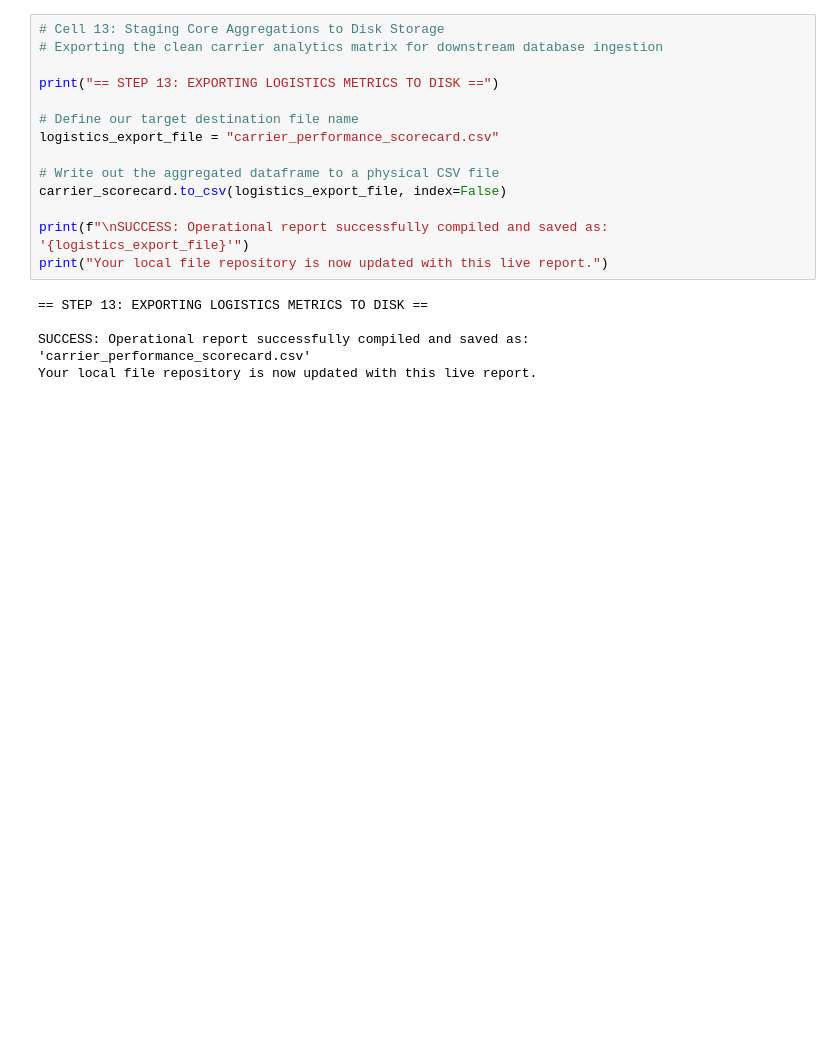
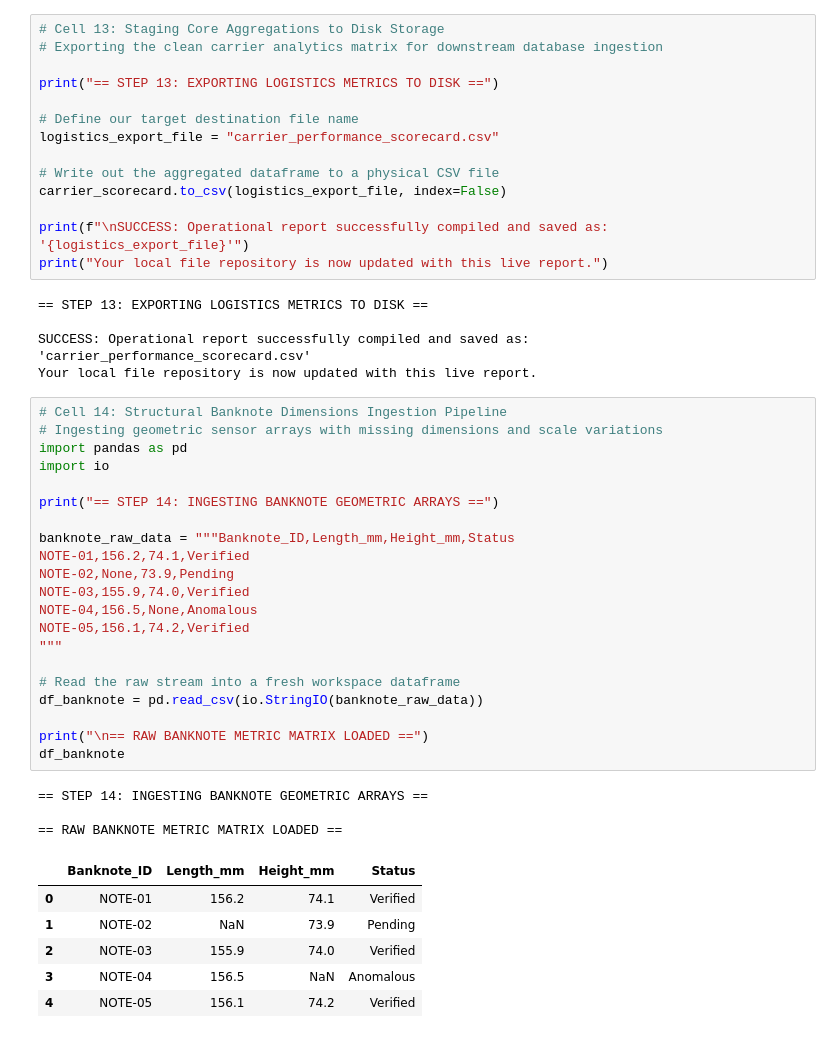
Before and after one commit to sidshri90/Selective-DS-Projects, a Jupyter notebook: 02_pandas_operational_analytics.ipynb, the cells around one changed output. Saved outputs shown, nothing was run; the diff lists cells and outputs as text; blank space fills up the shorter version.

Commit message:
Feature: Complete multi-industry analytics suite with logistics, banknote, and sentiment pipelines

```diff
--- a/02_pandas_operational_analytics.ipynb
+++ b/02_pandas_operational_analytics.ipynb
@@ -322,3 +320,34 @@ print("Your local file repository is now updated with this live report.")
 
 SUCCESS: Operational report successfully compiled and saved as: 'carrier_performance_scorecard.csv'
 Your local file repository is now updated with this live report.
+# %%
+# Cell 14: Structural Banknote Dimensions Ingestion Pipeline
+# Ingesting geometric sensor arrays with missing dimensions and scale variations
+import pandas as pd
+import io
+
+print("== STEP 14: INGESTING BANKNOTE GEOMETRIC ARRAYS ==")
+
+banknote_raw_data = """Banknote_ID,Length_mm,Height_mm,Status
+NOTE-01,156.2,74.1,Verified
+NOTE-02,None,73.9,Pending
+NOTE-03,155.9,74.0,Verified
+NOTE-04,156.5,None,Anomalous
+NOTE-05,156.1,74.2,Verified
+"""
+
+# Read the raw stream into a fresh workspace dataframe
+df_banknote = pd.read_csv(io.StringIO(banknote_raw_data))
+
+print("\n== RAW BANKNOTE METRIC MATRIX LOADED ==")
+df_banknote
+# %% [output]
+== STEP 14: INGESTING BANKNOTE GEOMETRIC ARRAYS ==
+
+== RAW BANKNOTE METRIC MATRIX LOADED ==
+|  | Banknote_ID | Length_mm | Height_mm | Status |
+| 0 | NOTE-01 | 156.2 | 74.1 | Verified |
+| 1 | NOTE-02 | NaN | 73.9 | Pending |
+| 2 | NOTE-03 | 155.9 | 74.0 | Verified |
+| 3 | NOTE-04 | 156.5 | NaN | Anomalous |
+| 4 | NOTE-05 | 156.1 | 74.2 | Verified |
```
Also changed, not shown: parts of 8 cells of this notebook.
